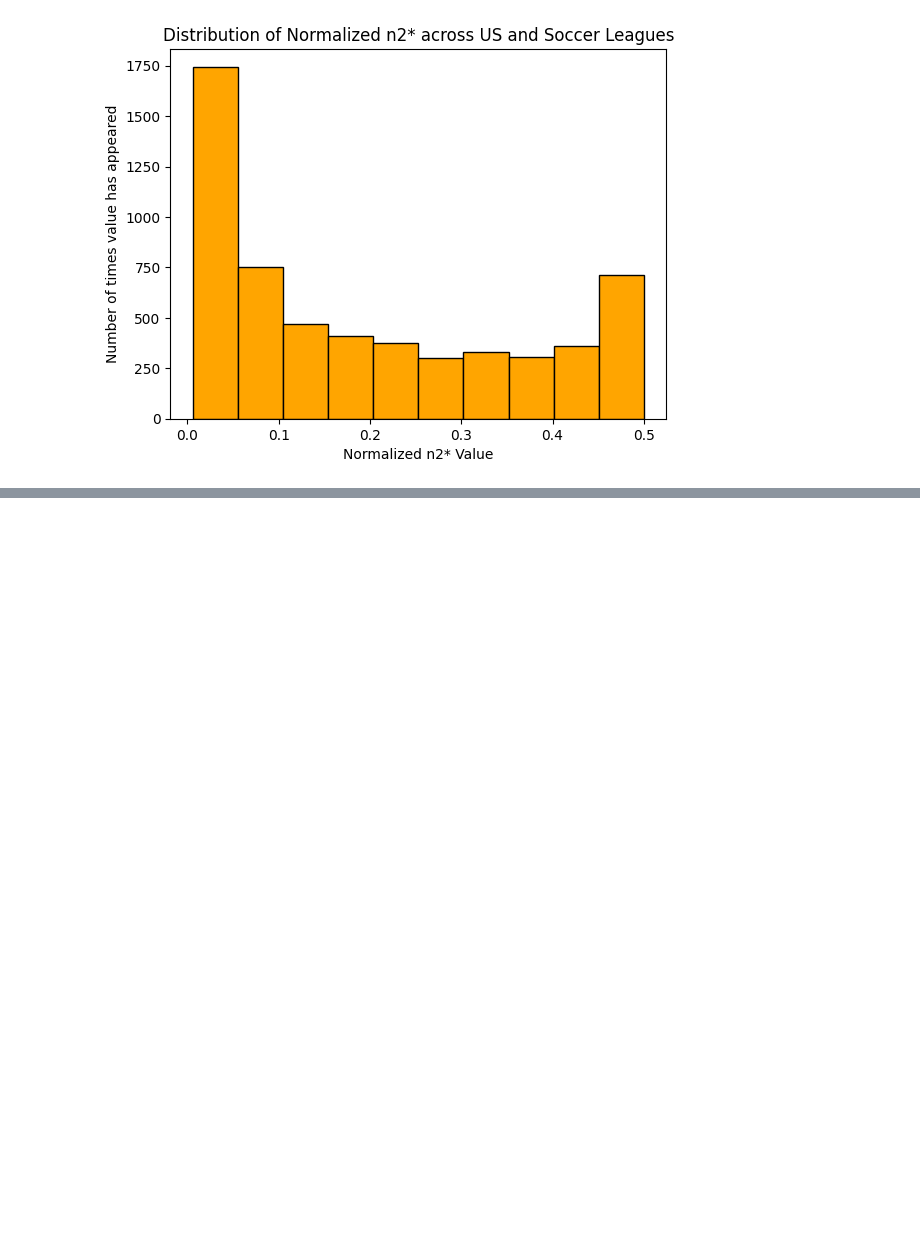
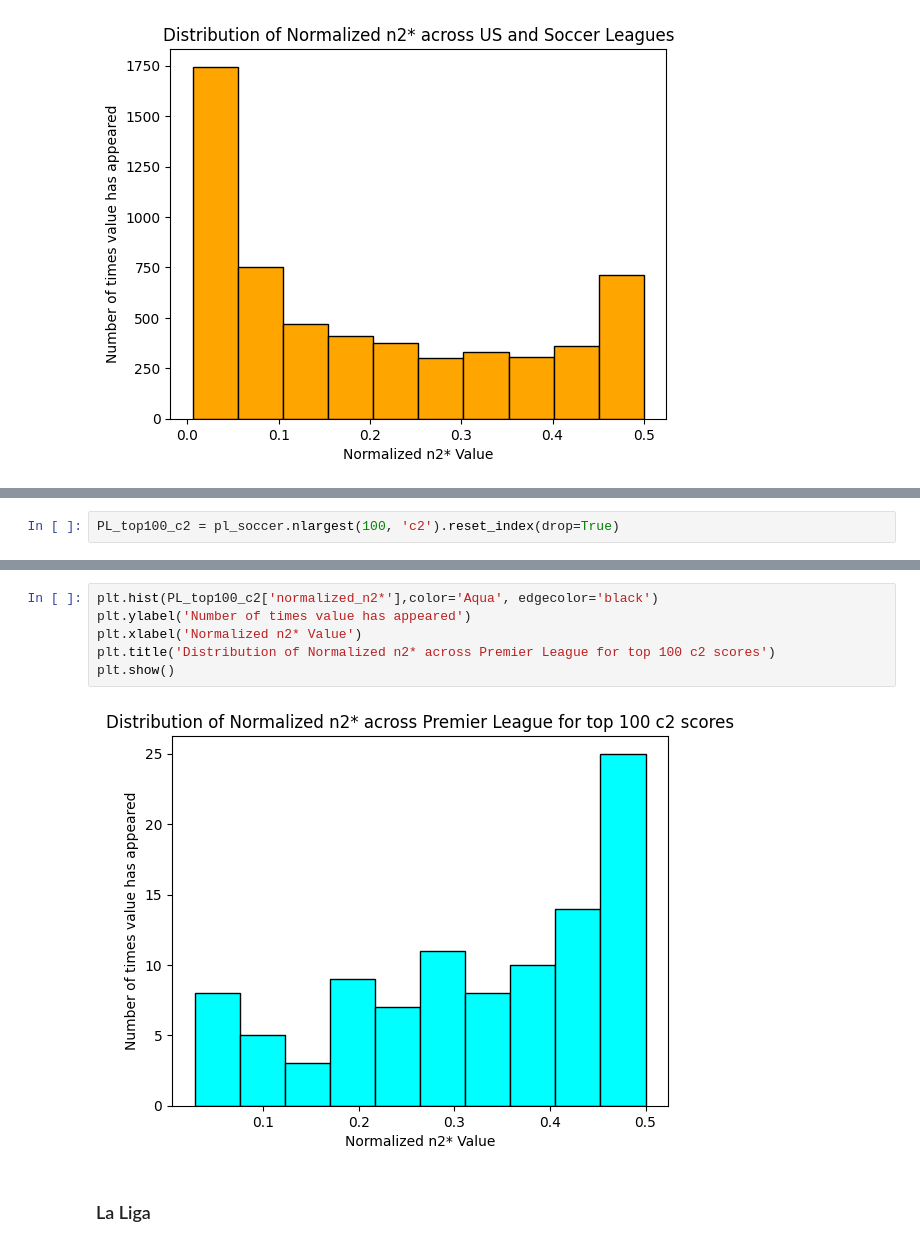
Before and after one commit to RyanRegalado/Win-Loss-Sequences-Sp2026, a Jupyter notebook: output/n2_star_analysis.ipynb, the cells around one changed output, grey strips where cells are left out. Drawn from its saved outputs; the diff is of its cells as text; blank space fills up the shorter version.

```diff
--- a/output/n2_star_analysis.ipynb
+++ b/output/n2_star_analysis.ipynb
@@ -795,0 +859,2 @@ plt.show()
+# %%
+PL_top100_c2 = pl_soccer.nlargest(100, 'c2').reset_index(drop=True)
@@ -795,0 +889,10 @@ plt.show()
+# %%
+plt.hist(PL_top100_c2['normalized_n2*'],color='Aqua', edgecolor='black')
+plt.ylabel('Number of times value has appeared')
+plt.xlabel('Normalized n2* Value')
+plt.title('Distribution of Normalized n2* across Premier League for top 100 c2 scores')
+plt.show()
+# %% [output]
+[figure, added]
+# %% [markdown]
+### La Liga
```
Also changed, not shown: parts of 38 cells of this notebook.
